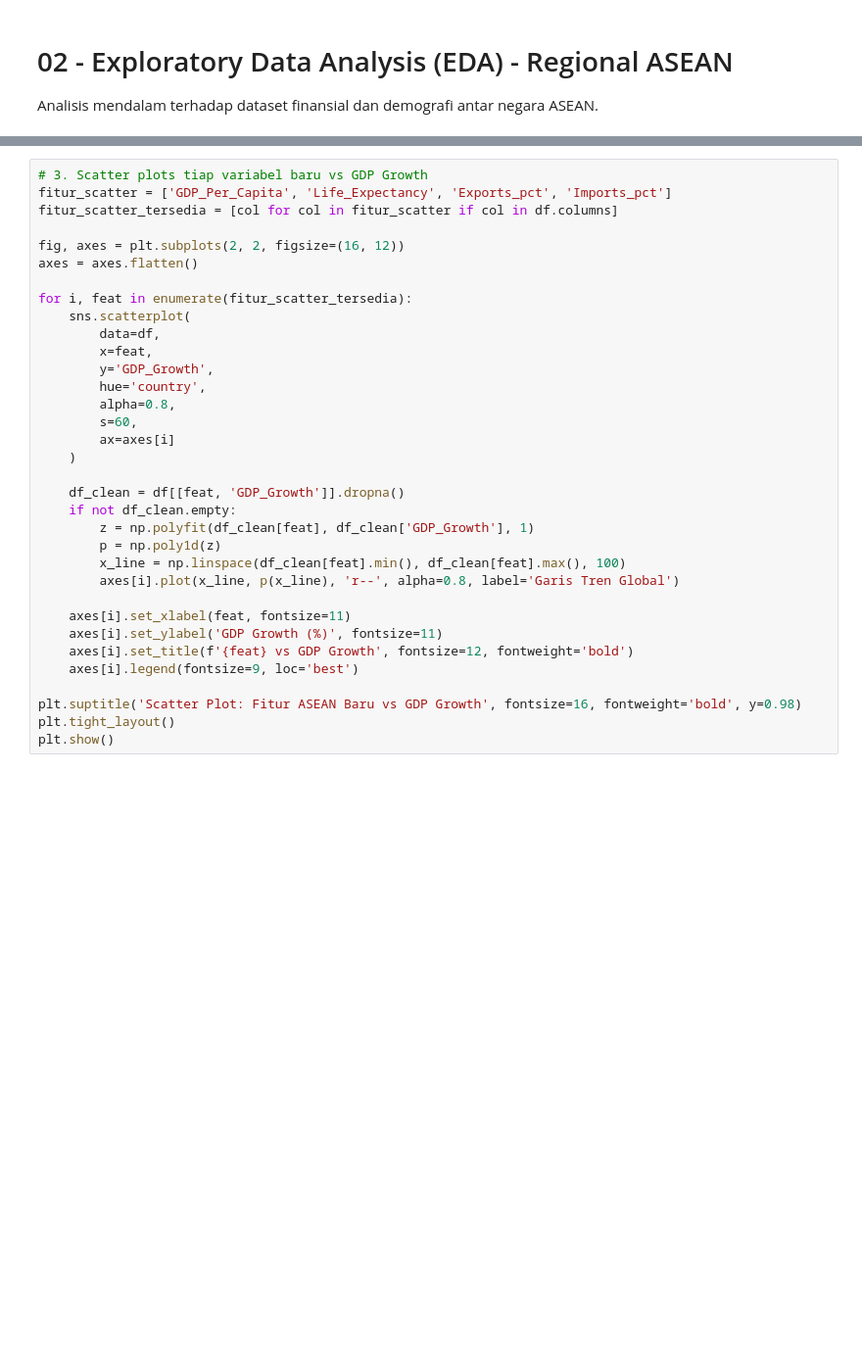
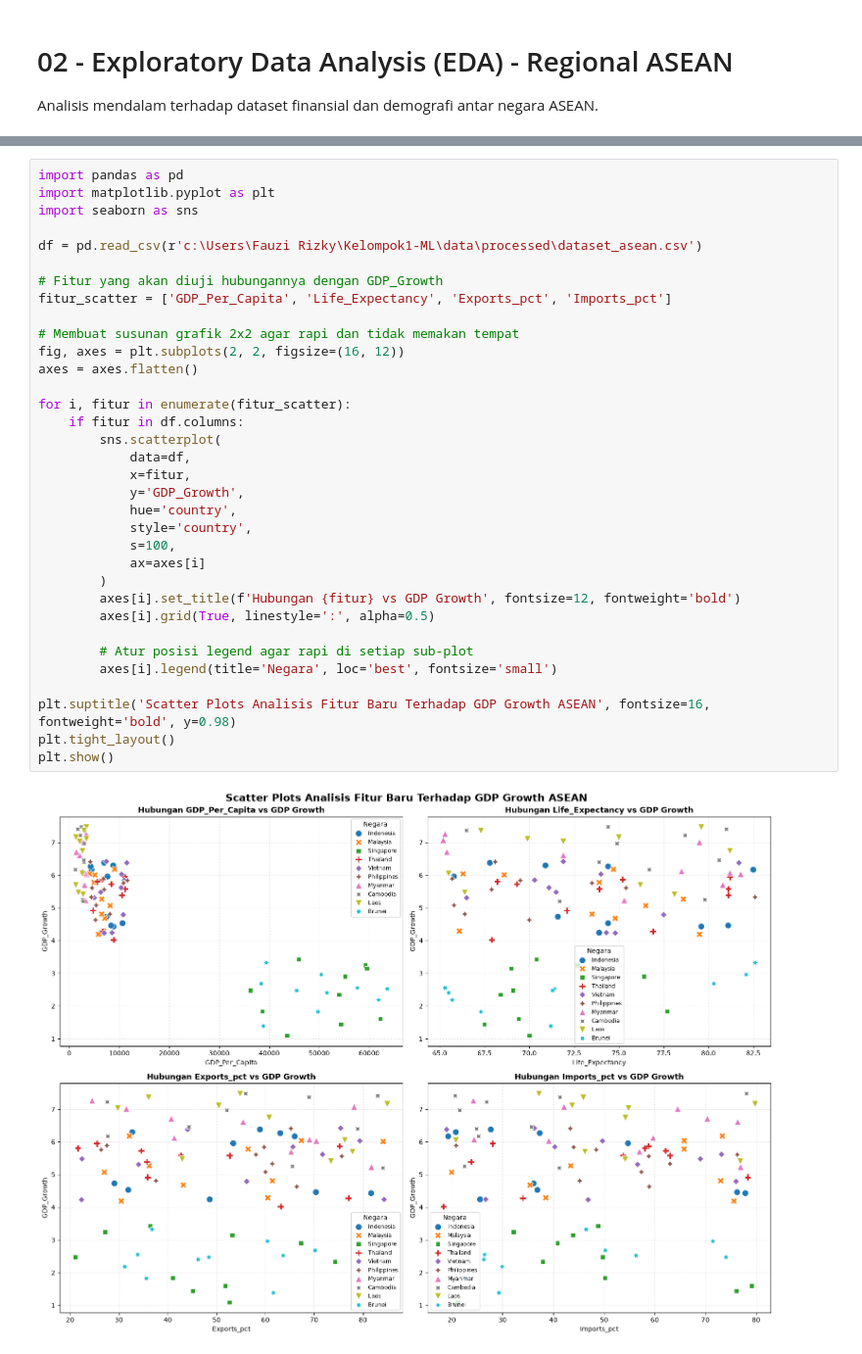
Before and after one commit to daifa-maulana/Kelompok1-ML, a Jupyter notebook: notebooks/02_eda.ipynb, the cells around one changed output, grey strips where cells are left out. Shown at 98% size. Drawn from its saved outputs; the diff is of its cells as text; blank space fills up the shorter version.

```diff
--- a/notebooks/02_eda.ipynb
+++ b/notebooks/02_eda.ipynb
@@ -59,35 +119,37 @@ if 'GDP_Growth' in corr.columns:
-# %%
-# 3. Scatter plots tiap variabel baru vs GDP Growth
-fitur_scatter = ['GDP_Per_Capita', 'Life_Expectancy', 'Exports_pct', 'Imports_pct']
-fitur_scatter_tersedia = [col for col in fitur_scatter if col in df.columns]
-
-fig, axes = plt.subplots(2, 2, figsize=(16, 12))
-axes = axes.flatten()
-
-for i, feat in enumerate(fitur_scatter_tersedia):
-    sns.scatterplot(
-        data=df,
-        x=feat,
-        y='GDP_Growth',
-        hue='country',
-        alpha=0.8,
-        s=60,
-        ax=axes[i]
-    )
-
-    df_clean = df[[feat, 'GDP_Growth']].dropna()
-    if not df_clean.empty:
-        z = np.polyfit(df_clean[feat], df_clean['GDP_Growth'], 1)
-        p = np.poly1d(z)
-        x_line = np.linspace(df_clean[feat].min(), df_clean[feat].max(), 100)
-        axes[i].plot(x_line, p(x_line), 'r--', alpha=0.8, label='Garis Tren Global')
-
-    axes[i].set_xlabel(feat, fontsize=11)
-    axes[i].set_ylabel('GDP Growth (%)', fontsize=11)
-    axes[i].set_title(f'{feat} vs GDP Growth', fontsize=12, fontweight='bold')
-    axes[i].legend(fontsize=9, loc='best')
-
-plt.suptitle('Scatter Plot: Fitur ASEAN Baru vs GDP Growth', fontsize=16, fontweight='bold', y=0.98)
-plt.tight_layout()
-plt.show()
+# %%
+import pandas as pd
+import matplotlib.pyplot as plt
+import seaborn as sns
+
+df = pd.read_csv(r'c:\Users\Fauzi Rizky\Kelompok1-ML\data\processed\dataset_asean.csv')
+
+# Fitur yang akan diuji hubungannya dengan GDP_Growth
+fitur_scatter = ['GDP_Per_Capita', 'Life_Expectancy', 'Exports_pct', 'Imports_pct']
+
+# Membuat susunan grafik 2x2 agar rapi dan tidak memakan tempat
+fig, axes = plt.subplots(2, 2, figsize=(16, 12))
+axes = axes.flatten()
+
+for i, fitur in enumerate(fitur_scatter):
+    if fitur in df.columns:
+        sns.scatterplot(
+            data=df,
+            x=fitur,
+            y='GDP_Growth',
+            hue='country',
+            style='country',
+            s=100,
+            ax=axes[i]
+        )
+        axes[i].set_title(f'Hubungan {fitur} vs GDP Growth', fontsize=12, fontweight='bold')
+        axes[i].grid(True, linestyle=':', alpha=0.5)
+
+        # Atur posisi legend agar rapi di setiap sub-plot
+        axes[i].legend(title='Negara', loc='best', fontsize='small')
+
+plt.suptitle('Scatter Plots Analisis Fitur Baru Terhadap GDP Growth ASEAN', fontsize=16, fontweight='bold', y=0.98)
+plt.tight_layout()
+plt.show()
+# %% [output]
+[figure, added]
 # %%
```
Also changed, not shown: parts of 10 cells of this notebook, 4 other files.
